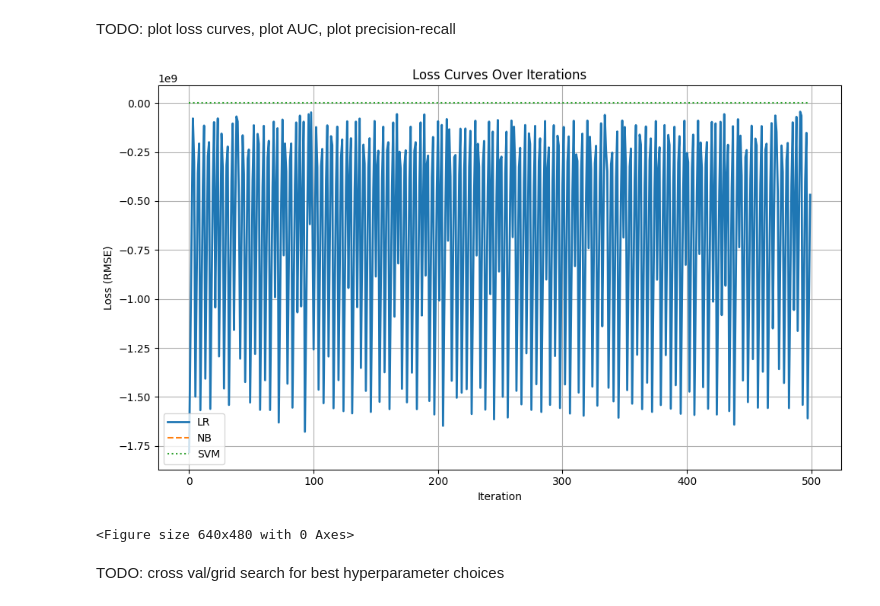
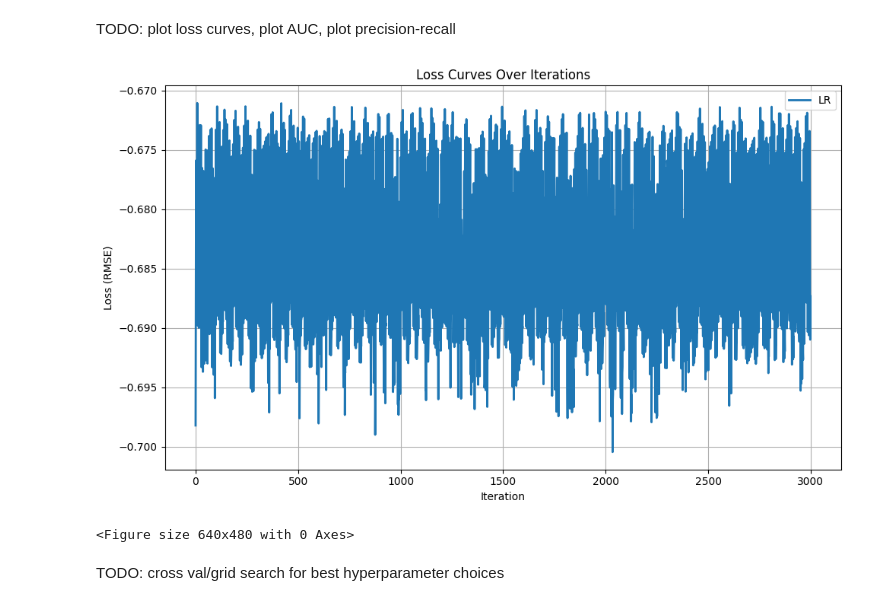
Before and after one commit to mwgupta/paml-final-proximacentauri, a Jupyter notebook: experiments3.ipynb, the cells around one changed output. Saved outputs shown, nothing was run; the diff lists cells and outputs as text; code cells hidden in the pictures.

```diff
--- a/experiments3.ipynb
+++ b/experiments3.ipynb
@@ -174,7 +178,7 @@ def test_model(model, X_train, y_train, X_val, y_val):
 # %%
 from pages.B_Train_Model import LogisticRegression
 
-log_model = LogisticRegression(learning_rate=0.1, num_iterations=500) # TODO: try diff learning rate, iterations
+log_model = LogisticRegression(learning_rate=.1, num_iterations=3000) # TODO: try diff learning rate, iterations
 log_model.fit(X_train, y_train)
 
 test_model(log_model, X_train, y_train, X_val, y_val)
@@ -271,23 +421,23 @@ TODO: plot loss curves, plot AUC, plot precision-recall
 # %%
 # plot loss curves
 import matplotlib.pyplot as plt
 
 plt.figure(figsize=(10, 6))
 plt.plot(log_model.likelihood_history, label='LR', linewidth=2)
-plt.plot(bayes_model.likelihood_history, label='NB', linestyle='--')
-plt.plot(svm_model.likelihood_history, label='SVM', linestyle=':')
+# plt.plot(bayes_model.likelihood_history, label='NB', linestyle='--')
+# plt.plot(svm_model.likelihood_history, label='SVM', linestyle=':')
 plt.title('Loss Curves Over Iterations')
 plt.xlabel('Iteration')
 plt.ylabel('Loss (RMSE)')
 plt.legend()
 plt.grid(True)
 plt.tight_layout()
 plt.show()
 
 # save plot as image
 plt.savefig('loss_curves.png', dpi=300)
 # %% [output]
-[figure, old version]
+[figure, new version]
 <Figure size 640x480 with 0 Axes>
 # %% [markdown]
 TODO: cross val/grid search for best hyperparameter choices
```
Also changed, not shown: parts of 15 cells of this notebook, 2 other files.
